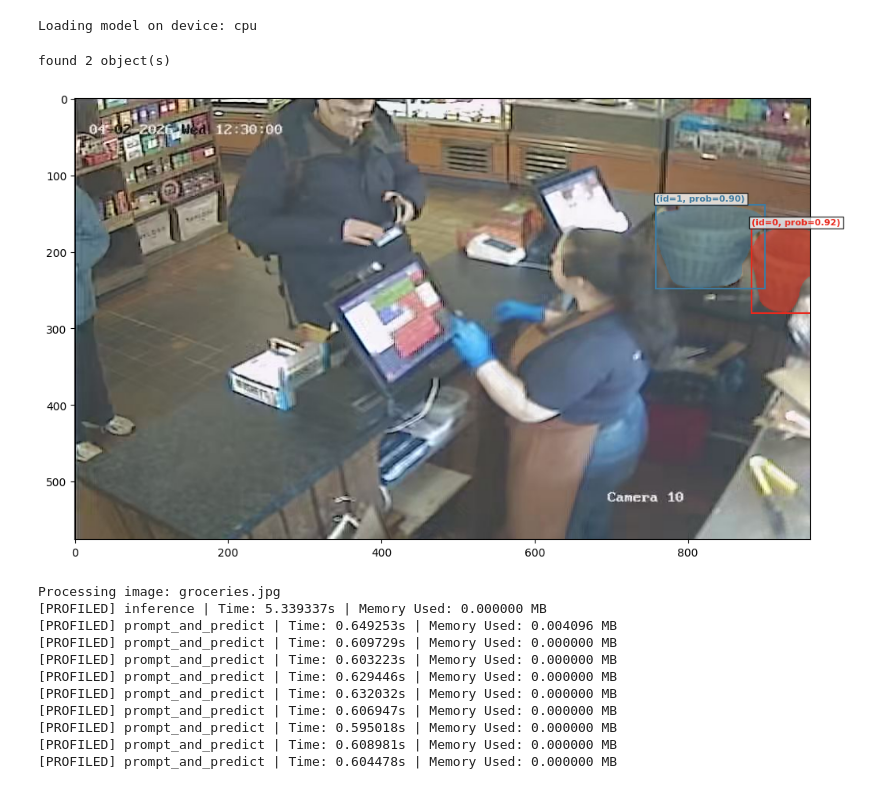
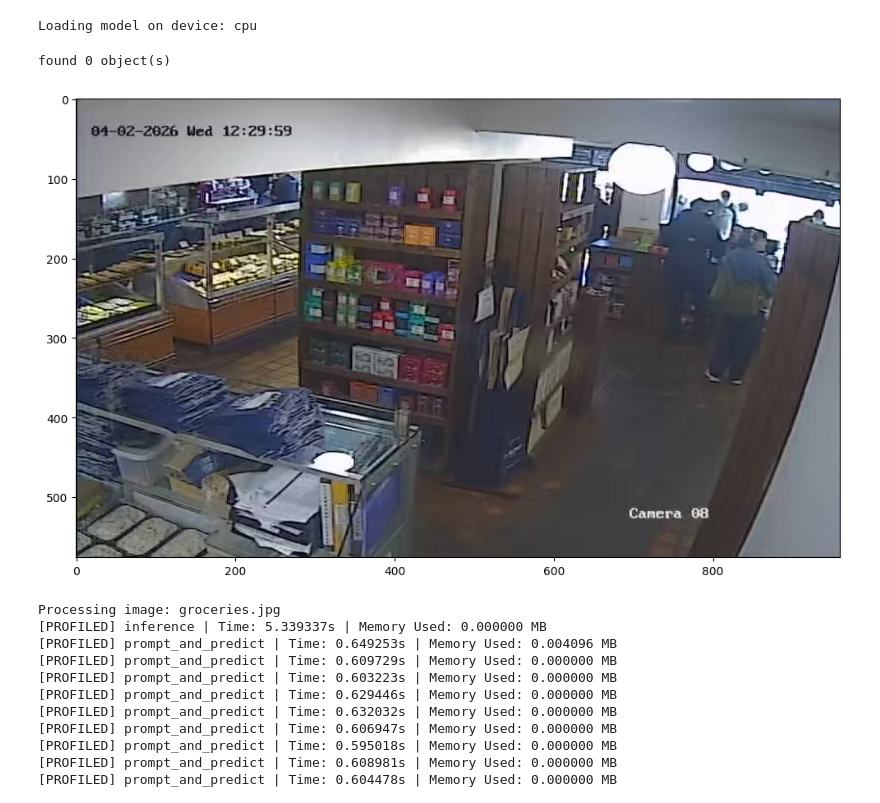
Before and after one commit to rhubarb-ai/sam3-cpu, a Jupyter notebook: notebook/image_predictor_example.ipynb, the cells around one changed output. Cells and saved outputs as stored; diff of their text form; code cells hidden in the pictures.

```diff
--- a/notebook/image_predictor_example.ipynb
+++ b/notebook/image_predictor_example.ipynb
@@ -103,20 +103,21 @@ model = build_model(bpe_path=f"{sam3_root}/assets/bpe_simple_vocab_16e6.txt.gz",
 # %% [output]
 Loading model on device: cpu
 # %%
-image_path = f"{sam3_root}/../assets/images/Camera10_31 St Giles EXT_31 St Giles EXT_20260204123000_20260204131521_5946001.jpg"
+image_path = f"{sam3_root}/../assets/images/private/Camera8_31 St Giles EXT_31 St Giles EXT_20260204123000_20260204132739_5945998.jpg"
 image = Image.open(image_path)
 processor, inference_state = inference(model, image)
 # %%
 prompt = ["foot","people","road","wall","railing","truck","drain","light","car","seat","bag","food","hair-band","pant","hair","door","window","kids"]
-prompt = ["people","floor", "bottles", "shelf", "bin", "box"]
-prompt = ["person", "screen", "cash counter", "basket"]
+# prompt = ["people","floor", "bottles", "shelf", "bin", "box"]
+# prompt = ["person", "screen", "cash counter", "basket"]
+prompt = ["people", "shelf", "racks", "floor", "wall", "ceiling", "glass", "lights", "feet", "shoes", "front desk"]
 inference_state = prompt_and_predict(processor, inference_state, prompt=prompt[-1])
 
 img0 = Image.open(image_path)
 plot_results(img0, inference_state)
 # %% [output]
-found 2 object(s)
+found 0 object(s)
-[figure, old version]
+[figure, new version]
 # %%
 image_folder = f"{sam3_root}/../assets/images/"
 image_files = [f for f in os.listdir(image_folder) if f.endswith((".jpg", ".jpeg", ".png"))]
```
Also changed, not shown: parts of 1 cell of this notebook, 15 other files.
